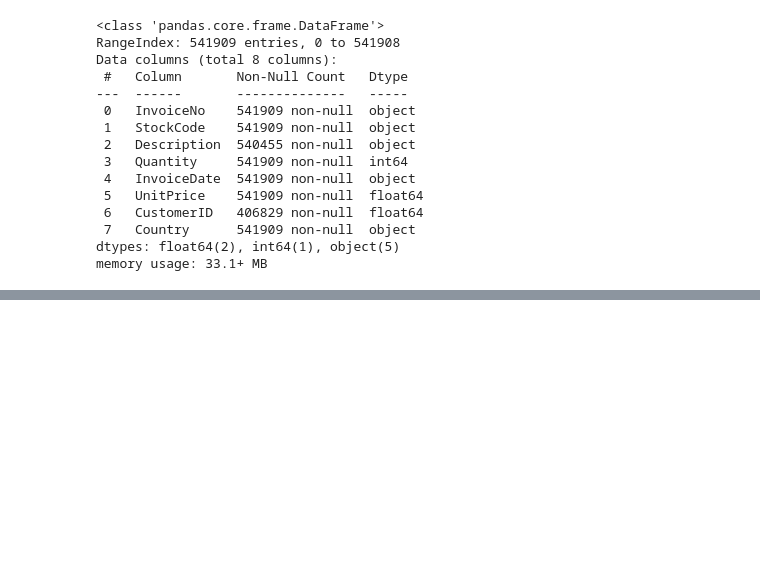
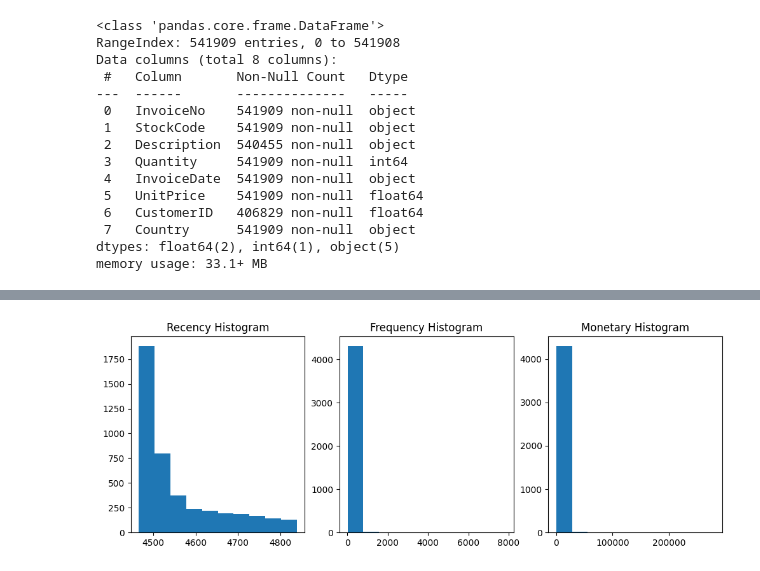
Before and after one commit to boossiman2/simple_item_recommender, a Jupyter notebook: customer_clustering/data_prepocess.ipynb, the cells around one changed output, grey strips where cells are left out. Saved outputs shown, nothing was run; the diff lists cells and outputs as text; code cells hidden in the pictures; blank space fills up the shorter version.

```diff
--- a/customer_clustering/data_prepocess.ipynb
+++ b/customer_clustering/data_prepocess.ipynb
@@ -77,0 +135,6 @@ memory usage: 27.3+ MB
+# %%
+cust_df = cust_df.rename(columns ={
+    'InvoiceDate':'Recency',
+    'InvoiceNo':'Frequency',
+    'OrderAmount':'Monetary'
+})
@@ -77,0 +159,2 @@ memory usage: 27.3+ MB
+# %%
+today = datetime.datetime.now()
@@ -77,0 +166,4 @@ memory usage: 27.3+ MB
+# %%
+cust_df['Recency'] = today - cust_df['Recency']
+# %%
+cust_df['Recency'] = cust_df['Recency'].apply(lambda x : x.days+1)
@@ -77,0 +186,15 @@ memory usage: 27.3+ MB
+# %%
+#hist()를 이용하여 각 칼럼의 값 분포도 확인
+fig, (ax1, ax2, ax3) = plt.subplots(figsize=(12,4), nrows=1, ncols=3)
+ax1.set_title('Recency Histogram')
+ax1.hist(cust_df['Recency'])
+
+ax2.set_title('Frequency Histogram')
+ax2.hist(cust_df['Frequency'])
+
+ax3.set_title('Monetary Histogram')
+ax3.hist(cust_df['Monetary'])
+
+plt.show()
+# %% [output]
+[figure, added]
```
Also changed, not shown: parts of 25 cells of this notebook, 4 other files.
